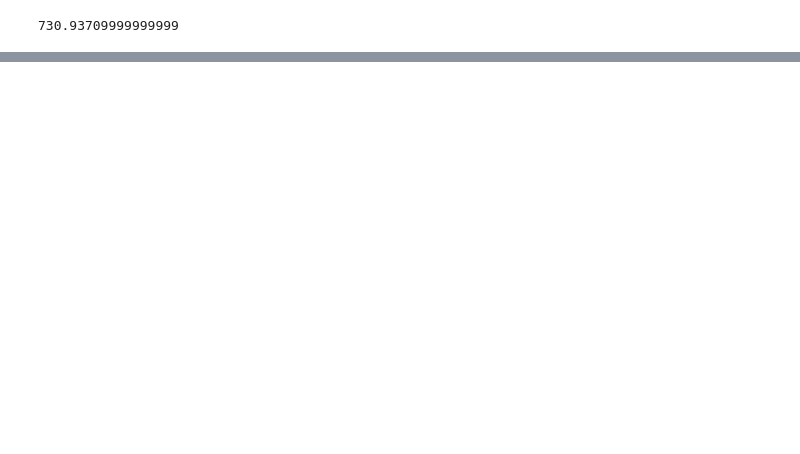
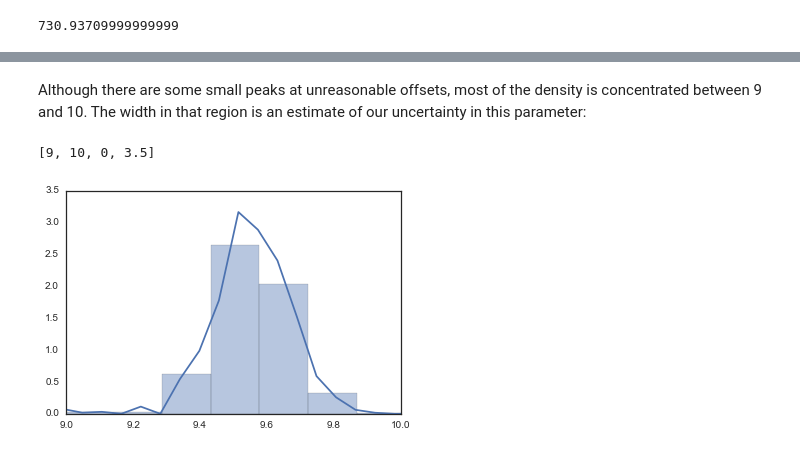
Before and after one commit to ruffinevans/sivtempfit, a Jupyter notebook: tutorial.ipynb, the cells around one changed output, grey strips where cells are left out. Saved outputs shown, nothing was run; the diff lists cells and outputs as text; code cells hidden in the pictures; blank space fills up the shorter version.

```diff
--- a/tutorial.ipynb
+++ b/tutorial.ipynb
@@ -127,0 +171,8 @@ sns.pairplot(parameter_samples, markers='.')
+# %% [markdown]
+Although there are some small peaks at unreasonable offsets, most of the density is concentrated between 9 and 10. The width in that region is an estimate of our uncertainty in this parameter:
+# %%
+sns.distplot(traces[2,:])
+plt.axis([9, 10, 0, 3.5])
+# %% [output]
+[9, 10, 0, 3.5]
+[figure, added]
```
Also changed, not shown: parts of 31 cells of this notebook, 1 other file.
